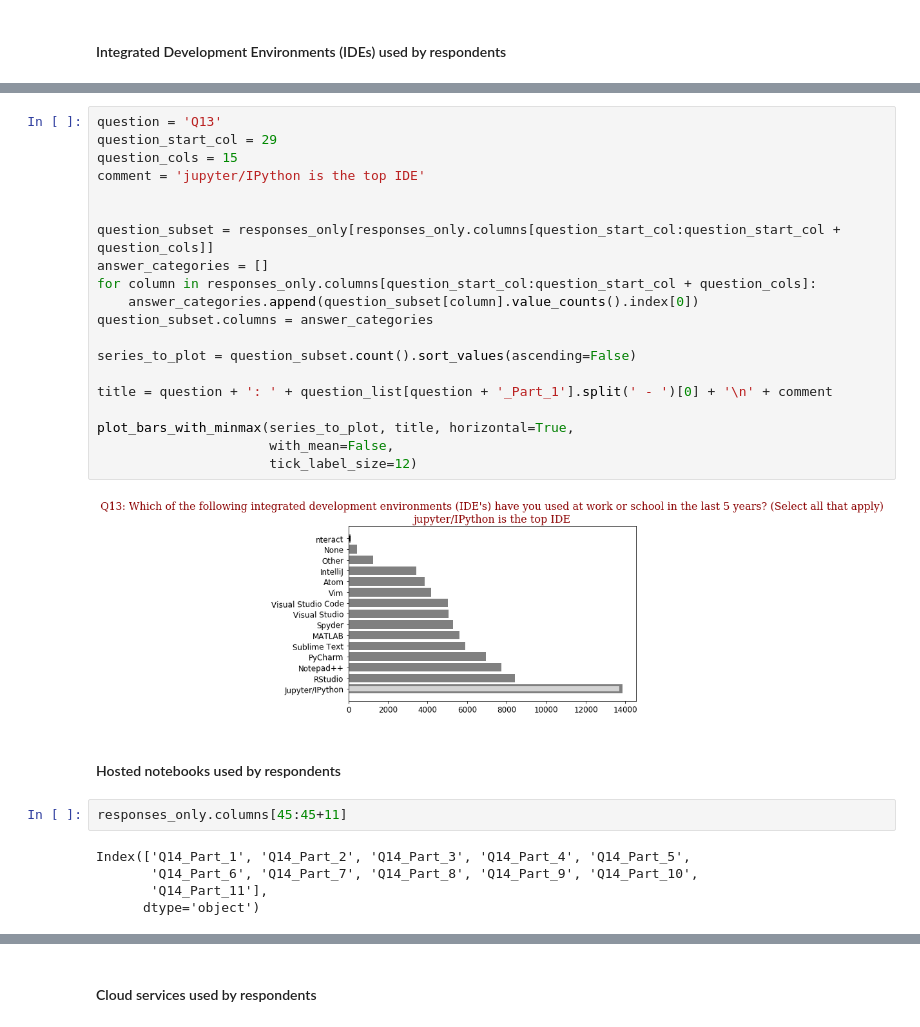
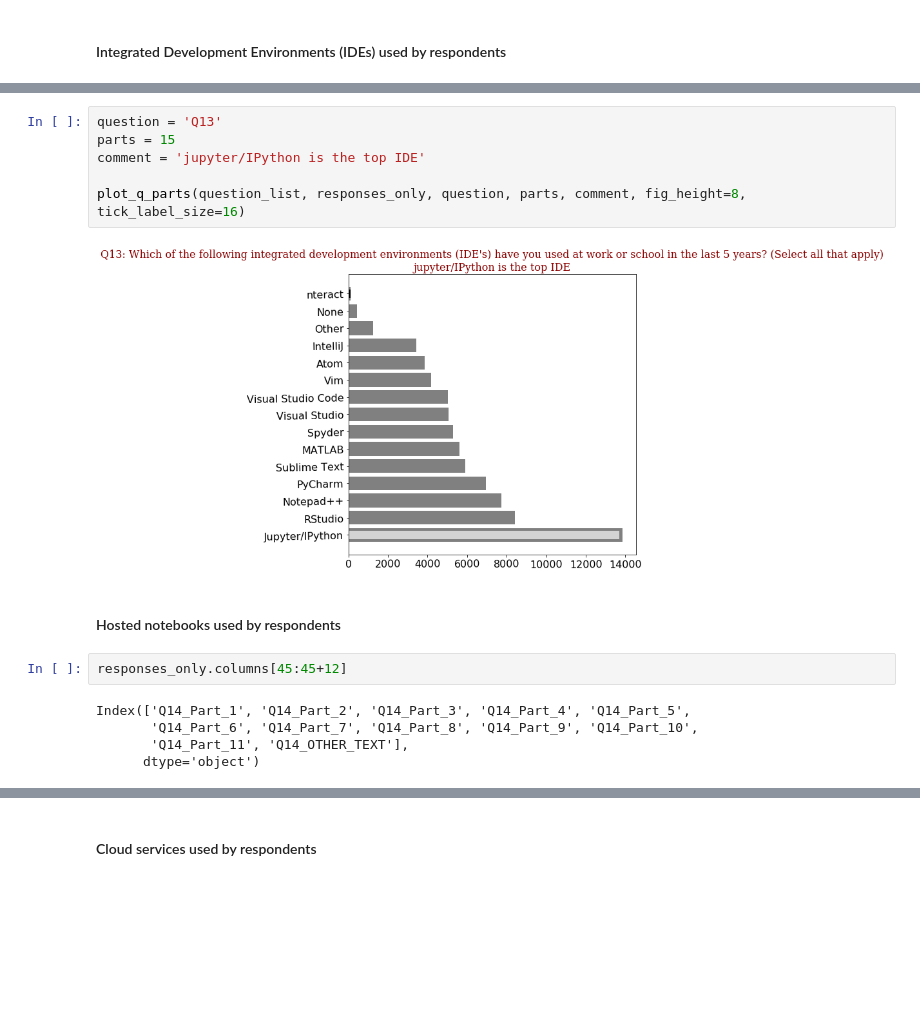
Before and after one commit to stepan-o/data-science-program-design, a Jupyter notebook: data-science-program-design.ipynb, the cells around one changed output, grey strips where cells are left out. Saved outputs shown, nothing was run; the diff lists cells and outputs as text; blank space fills up the shorter version.

```diff
--- a/data-science-program-design.ipynb
+++ b/data-science-program-design.ipynb
@@ -637,32 +735,18 @@ Index(['Q13_Part_1', 'Q13_Part_2', 'Q13_Part_3', 'Q13_Part_4', 'Q13_Part_5',
       dtype='object')
-# %%
-question = 'Q13'
-question_start_col = 29
-question_cols = 15
-comment = 'jupyter/IPython is the top IDE'
-
-
-question_subset = responses_only[responses_only.columns[question_start_col:question_start_col + question_cols]]
-answer_categories = []
-for column in responses_only.columns[question_start_col:question_start_col + question_cols]:
-    answer_categories.append(question_subset[column].value_counts().index[0])
-question_subset.columns = answer_categories
-
-series_to_plot = question_subset.count().sort_values(ascending=False)
-
-title = question + ': ' + question_list[question + '_Part_1'].split(' - ')[0] + '\n' + comment
-
-plot_bars_with_minmax(series_to_plot, title, horizontal=True,
-                      with_mean=False,
-                      tick_label_size=12)
-# %% [output]
-[figure, removed]
+# %%
+question = 'Q13'
+parts = 15
+comment = 'jupyter/IPython is the top IDE'
+
+plot_q_parts(question_list, responses_only, question, parts, comment, fig_height=8, tick_label_size=16)
+# %% [output]
+[figure, added]
 # %% [markdown]
 #### Hosted notebooks used by respondents
 # %%
-responses_only.columns[45:45+11]
+responses_only.columns[45:45+12]
 # %% [output]
 Index(['Q14_Part_1', 'Q14_Part_2', 'Q14_Part_3', 'Q14_Part_4', 'Q14_Part_5',
        'Q14_Part_6', 'Q14_Part_7', 'Q14_Part_8', 'Q14_Part_9', 'Q14_Part_10',
-       'Q14_Part_11'],
+       'Q14_Part_11', 'Q14_OTHER_TEXT'],
       dtype='object')
```
Also changed, not shown: parts of 69 cells of this notebook.
